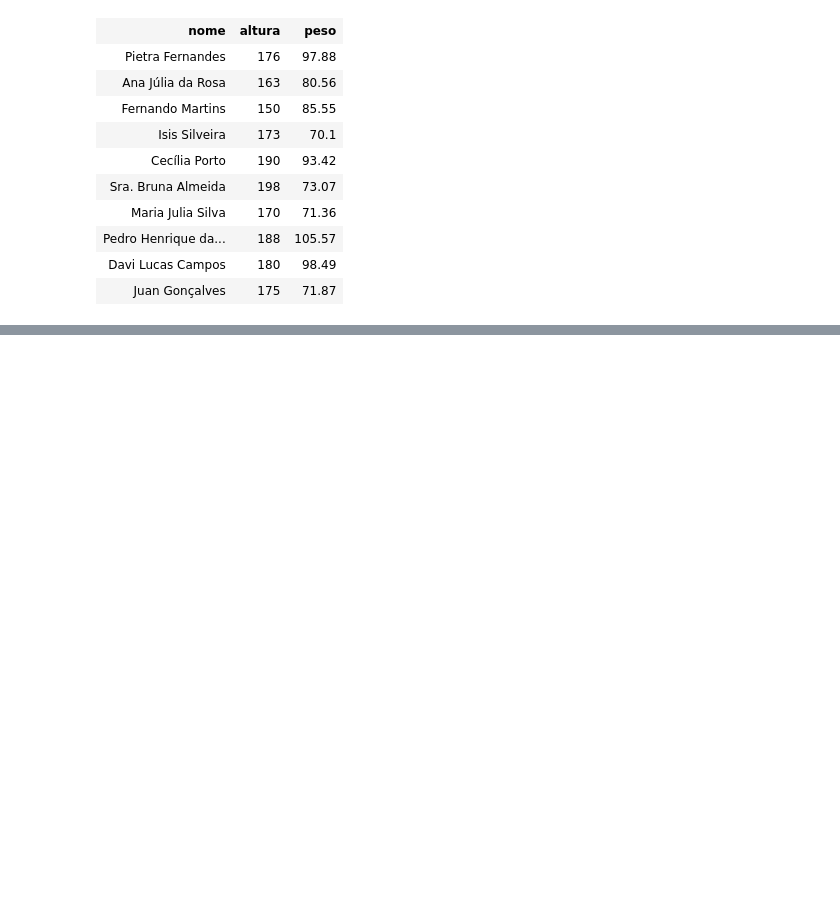
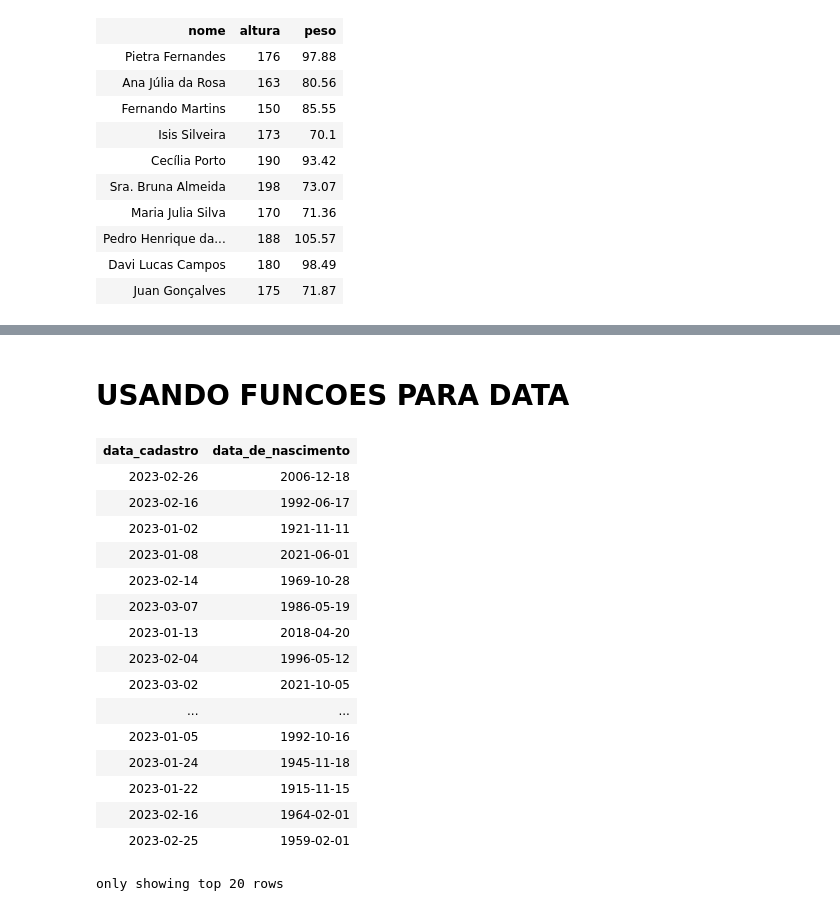
Before and after one commit to illives/Pyspark_Learning, a Jupyter notebook: funcoes_withcolumns.ipynb, the cells around one changed output, grey strips where cells are left out. Saved outputs shown, nothing was run; the diff lists cells and outputs as text; code cells hidden in the pictures; blank space fills up the shorter version.

```diff
--- a/funcoes_withcolumns.ipynb
+++ b/funcoes_withcolumns.ipynb
@@ -233,3 +233,26 @@ df
 | Pedro Henrique da... | 188 | 105.57 | 106.0 | 106 | 105 | 105.57 | -105.57 | 11145.024899999999 | ... |
 | Davi Lucas Campos | 180 | 98.49 | 98.0 | 99 | 98 | 98.49 | -98.49 | 9700.280099999998 | ... |
 | Juan Gonçalves | 175 | 71.87 | 72.0 | 72 | 71 | 71.87 | -71.87 | 5165.2969 | ... |
+# %% [markdown]
+# USANDO FUNCOES PARA DATA
+# %%
+df_data =   spark.read.parquet('.//data/DATASETS/DATASETS/LOGINS.parquet').select('data_cadastro', 'data_de_nascimento')
+df_data
+# %% [output]
+| data_cadastro | data_de_nascimento |
+| 2023-02-26 | 2006-12-18 |
+| 2023-02-16 | 1992-06-17 |
+| 2023-01-02 | 1921-11-11 |
+| 2023-01-08 | 2021-06-01 |
+| 2023-02-14 | 1969-10-28 |
+| 2023-03-07 | 1986-05-19 |
+| 2023-01-13 | 2018-04-20 |
+| 2023-02-04 | 1996-05-12 |
+| 2023-03-02 | 2021-10-05 |
+| ... | ... |
+| 2023-01-05 | 1992-10-16 |
+| 2023-01-24 | 1945-11-18 |
+| 2023-01-22 | 1915-11-15 |
+| 2023-02-16 | 1964-02-01 |
+| 2023-02-25 | 1959-02-01 |
+only showing top 20 rows
```
Also changed, not shown: parts of 2 cells of this notebook.
